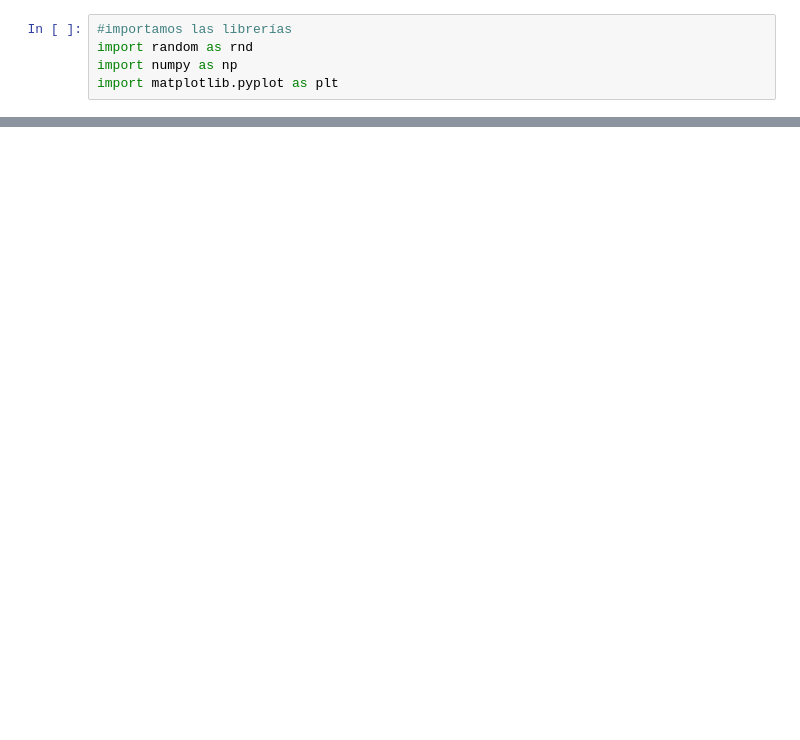
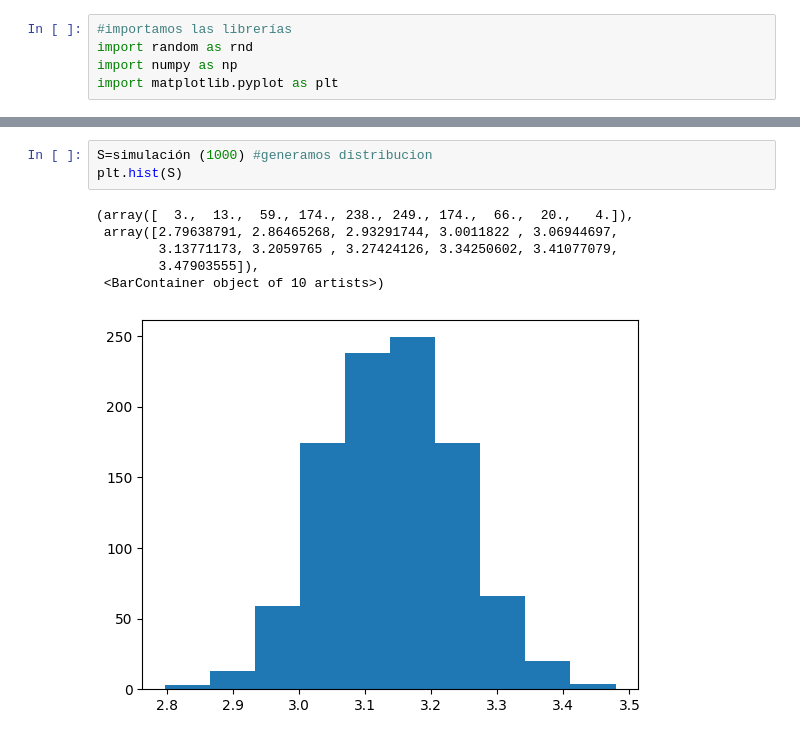
Before and after one commit to Areliortiz/Simulaci-n-, a Jupyter notebook: AgujaDeBufon_Tarea.ipynb, the cells around one changed output, grey strips where cells are left out. Saved outputs shown, nothing was run; the diff lists cells and outputs as text; blank space fills up the shorter version.

```diff
--- a/AgujaDeBufon_Tarea.ipynb
+++ b/AgujaDeBufon_Tarea.ipynb
@@ -149 +105,11 @@ plt.hist(y)
+# %%
+S=simulación (1000) #generamos distribucion
+plt.hist(S)
+# %% [output]
+(array([  3.,  13.,  59., 174., 238., 249., 174.,  66.,  20.,   4.]),
+ array([2.79638791, 2.86465268, 2.93291744, 3.0011822 , 3.06944697,
+        3.13771173, 3.2059765 , 3.27424126, 3.34250602, 3.41077079,
+        3.47903555]),
+ <BarContainer object of 10 artists>)
+[figure, added]
 # %%
```
Also changed, not shown: parts of 14 cells of this notebook.
